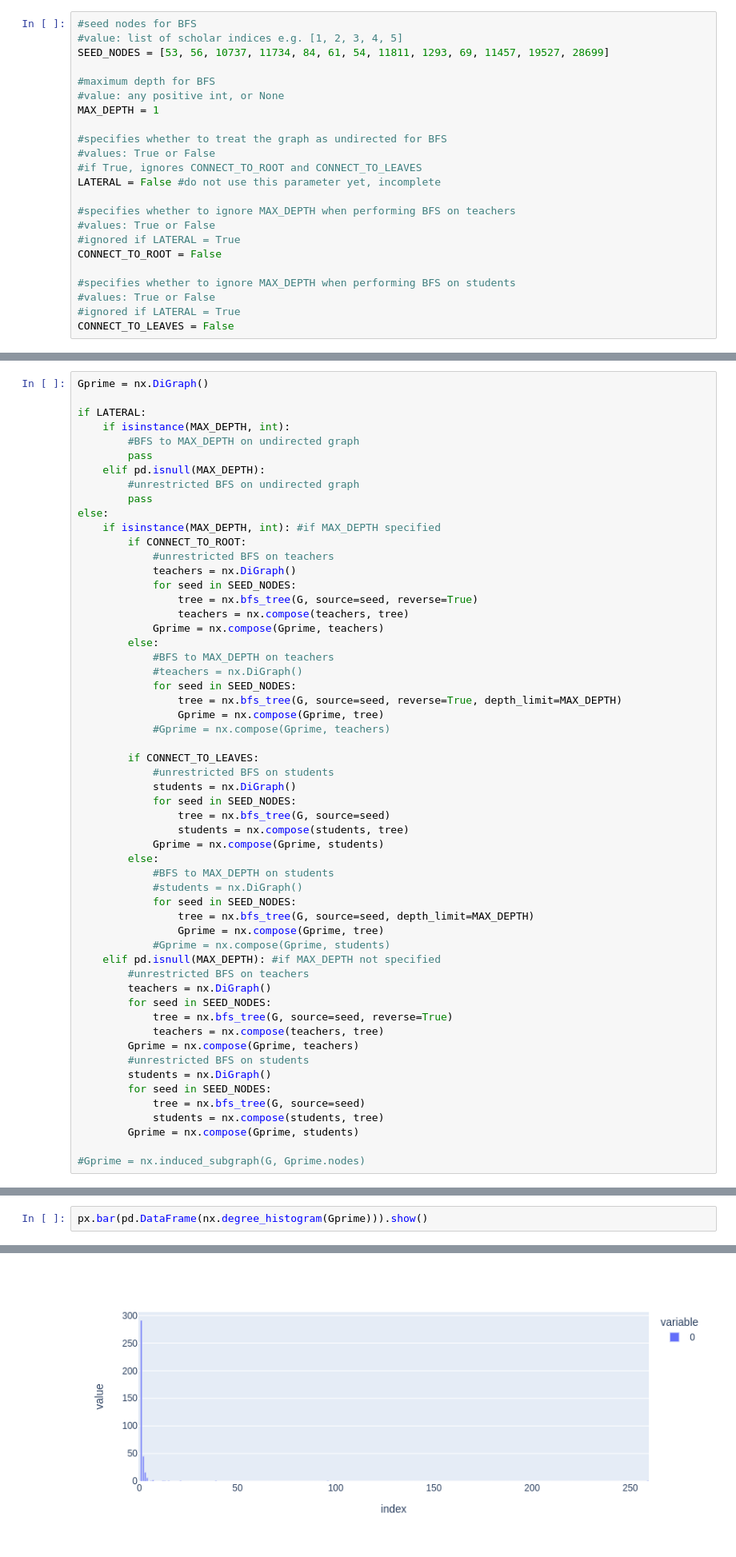
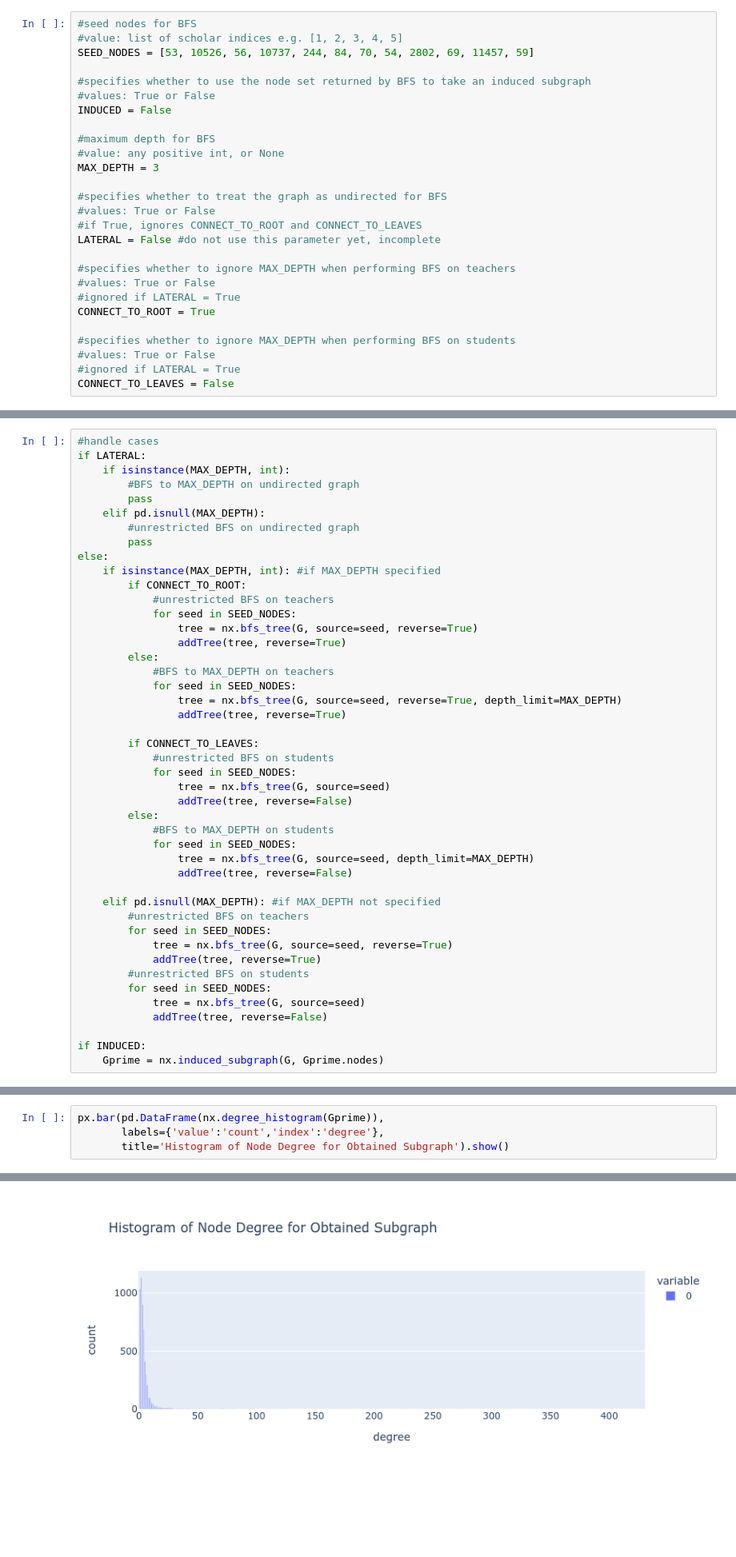
Before and after one commit to muhaddithat/muhaddithat-networks, a Jupyter notebook: extract_subgraph.ipynb, the cells around one changed output, grey strips where cells are left out. Shown at 80% size. Cells and saved outputs as stored; diff of their text form; blank space fills up the shorter version.

Commit message:
update subgraph extraction script, all segments except lateral search complete

```diff
--- a/extract_subgraph.ipynb
+++ b/extract_subgraph.ipynb
@@ -11,11 +12,15 @@ Since our dataset is very large, we want to select some subgraph based on our na
 # %%
 #seed nodes for BFS
 #value: list of scholar indices e.g. [1, 2, 3, 4, 5]
-SEED_NODES = [53, 56, 10737, 11734, 84, 61, 54, 11811, 1293, 69, 11457, 19527, 28699]
+SEED_NODES = [53, 10526, 56, 10737, 244, 84, 70, 54, 2802, 69, 11457, 59]
+
+#specifies whether to use the node set returned by BFS to take an induced subgraph
+#values: True or False
+INDUCED = False
 
 #maximum depth for BFS
 #value: any positive int, or None
-MAX_DEPTH = 1
+MAX_DEPTH = 3
 
 #specifies whether to treat the graph as undirected for BFS
 #values: True or False
@@ -25,7 +30,7 @@ LATERAL = False #do not use this parameter yet, incomplete
 #specifies whether to ignore MAX_DEPTH when performing BFS on teachers
 #values: True or False
 #ignored if LATERAL = True
-CONNECT_TO_ROOT = False
+CONNECT_TO_ROOT = True
 
 #specifies whether to ignore MAX_DEPTH when performing BFS on students
 #values: True or False
@@ -70,6 +105,5 @@ for student, teachers in df['teachers_inds'].items():
 # %%
-Gprime = nx.DiGraph()
-
+#handle cases
 if LATERAL:
     if isinstance(MAX_DEPTH, int):
         #BFS to MAX_DEPTH on undirected graph
@@ -81,46 +115,36 @@ else:
     if isinstance(MAX_DEPTH, int): #if MAX_DEPTH specified
         if CONNECT_TO_ROOT:
             #unrestricted BFS on teachers
-            teachers = nx.DiGraph()
             for seed in SEED_NODES:
                 tree = nx.bfs_tree(G, source=seed, reverse=True)
-                teachers = nx.compose(teachers, tree)
-            Gprime = nx.compose(Gprime, teachers)
+                addTree(tree, reverse=True)
         else:
             #BFS to MAX_DEPTH on teachers
-            #teachers = nx.DiGraph()
             for seed in SEED_NODES:
                 tree = nx.bfs_tree(G, source=seed, reverse=True, depth_limit=MAX_DEPTH)
-                Gprime = nx.compose(Gprime, tree)
-            #Gprime = nx.compose(Gprime, teachers)
+                addTree(tree, reverse=True)
 
         if CONNECT_TO_LEAVES:
             #unrestricted BFS on students
-            students = nx.DiGraph()
             for seed in SEED_NODES:
                 tree = nx.bfs_tree(G, source=seed)
-                students = nx.compose(students, tree)
-            Gprime = nx.compose(Gprime, students)
+                addTree(tree, reverse=False)
         else:
             #BFS to MAX_DEPTH on students
-            #students = nx.DiGraph()
             for seed in SEED_NODES:
                 tree = nx.bfs_tree(G, source=seed, depth_limit=MAX_DEPTH)
-                Gprime = nx.compose(Gprime, tree)
-            #Gprime = nx.compose(Gprime, students)
+                addTree(tree, reverse=False)
+
     elif pd.isnull(MAX_DEPTH): #if MAX_DEPTH not specified
         #unrestricted BFS on teachers
-        teachers = nx.DiGraph()
         for seed in SEED_NODES:
             tree = nx.bfs_tree(G, source=seed, reverse=True)
-            teachers = nx.compose(teachers, tree)
-        Gprime = nx.compose(Gprime, teachers)
+            addTree(tree, reverse=True)
         #unrestricted BFS on students
-        students = nx.DiGraph()
         for seed in SEED_NODES:
             tree = nx.bfs_tree(G, source=seed)
-            students = nx.compose(students, tree)
-        Gprime = nx.compose(Gprime, students)
+            addTree(tree, reverse=False)
 
-#Gprime = nx.induced_subgraph(G, Gprime.nodes)
+if INDUCED:
+    Gprime = nx.induced_subgraph(G, Gprime.nodes)
 # %% [markdown]
@@ -150,5 +164,7 @@ len(G.edges)
 # %%
-px.bar(pd.DataFrame(nx.degree_histogram(Gprime))).show()
+px.bar(pd.DataFrame(nx.degree_histogram(Gprime)),
+       labels={'value':'count','index':'degree'},
+       title='Histogram of Node Degree for Obtained Subgraph').show()
 # %% [output]
 [interactive output not drawn]
-[figure, old version]
+[figure, new version]
```
Also changed, not shown: parts of 15 cells of this notebook.
